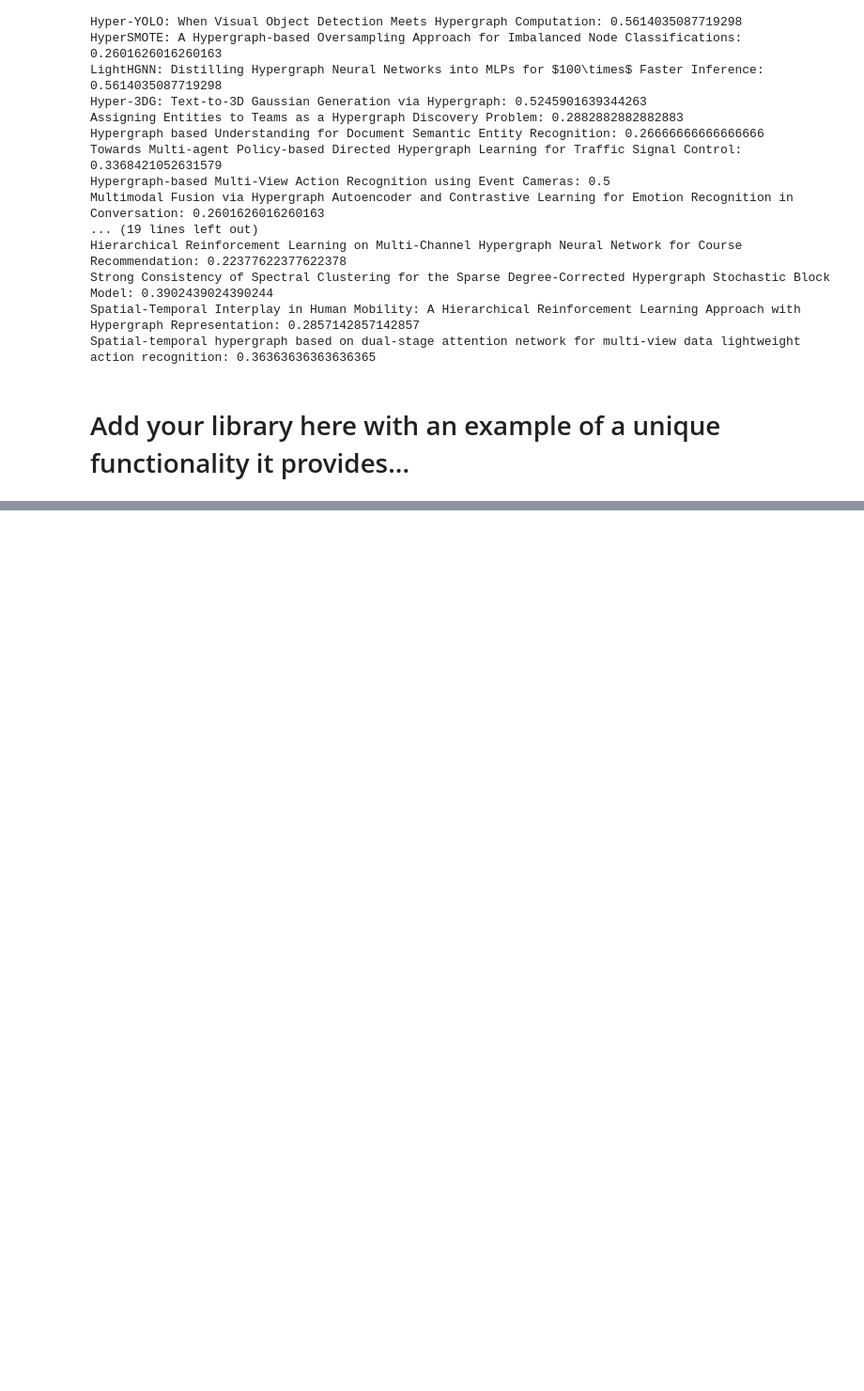
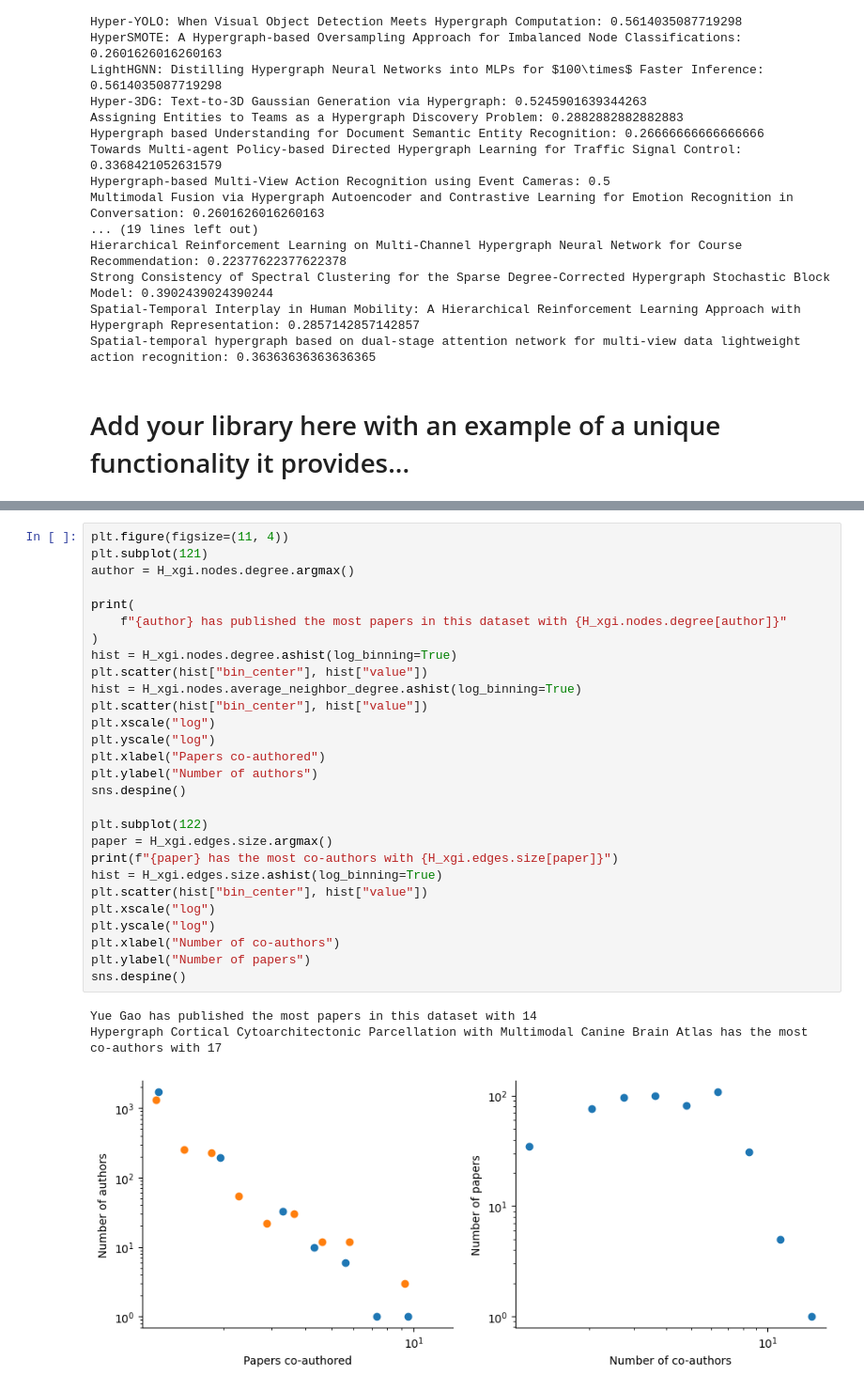
Before and after one commit to pszufe/HIF-standard, a Jupyter notebook: tutorials/HIF-demo.ipynb, the cells around one changed output, grey strips where cells are left out. Shown at 94% size. Drawn from its saved outputs; the diff is of its cells as text; blank space fills up the shorter version.

```diff
--- a/tutorials/HIF-demo.ipynb
+++ b/tutorials/HIF-demo.ipynb
@@ -126,0 +183,32 @@ Spatial-temporal hypergraph based on dual-stage attention network for multi-view
+# %%
+plt.figure(figsize=(11, 4))
+plt.subplot(121)
+author = H_xgi.nodes.degree.argmax()
+
+print(
+    f"{author} has published the most papers in this dataset with {H_xgi.nodes.degree[author]}"
+)
+hist = H_xgi.nodes.degree.ashist(log_binning=True)
+plt.scatter(hist["bin_center"], hist["value"])
+hist = H_xgi.nodes.average_neighbor_degree.ashist(log_binning=True)
+plt.scatter(hist["bin_center"], hist["value"])
+plt.xscale("log")
+plt.yscale("log")
+plt.xlabel("Papers co-authored")
+plt.ylabel("Number of authors")
+sns.despine()
+
+plt.subplot(122)
+paper = H_xgi.edges.size.argmax()
+print(f"{paper} has the most co-authors with {H_xgi.edges.size[paper]}")
+hist = H_xgi.edges.size.ashist(log_binning=True)
+plt.scatter(hist["bin_center"], hist["value"])
+plt.xscale("log")
+plt.yscale("log")
+plt.xlabel("Number of co-authors")
+plt.ylabel("Number of papers")
+sns.despine()
+# %% [output]
+Yue Gao has published the most papers in this dataset with 14
+Hypergraph Cortical Cytoarchitectonic Parcellation with Multimodal Canine Brain Atlas has the most co-authors with 17
+[figure, added]
```
Also changed, not shown: parts of 12 cells of this notebook, 8 other files.
